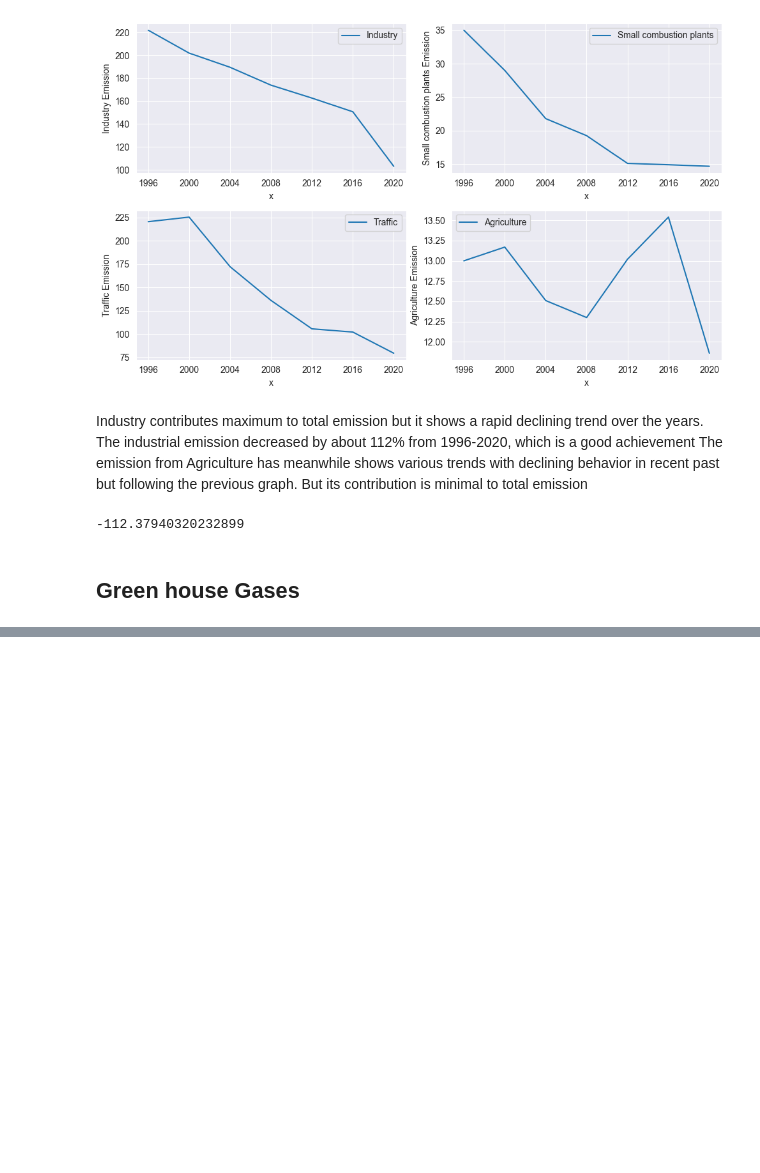
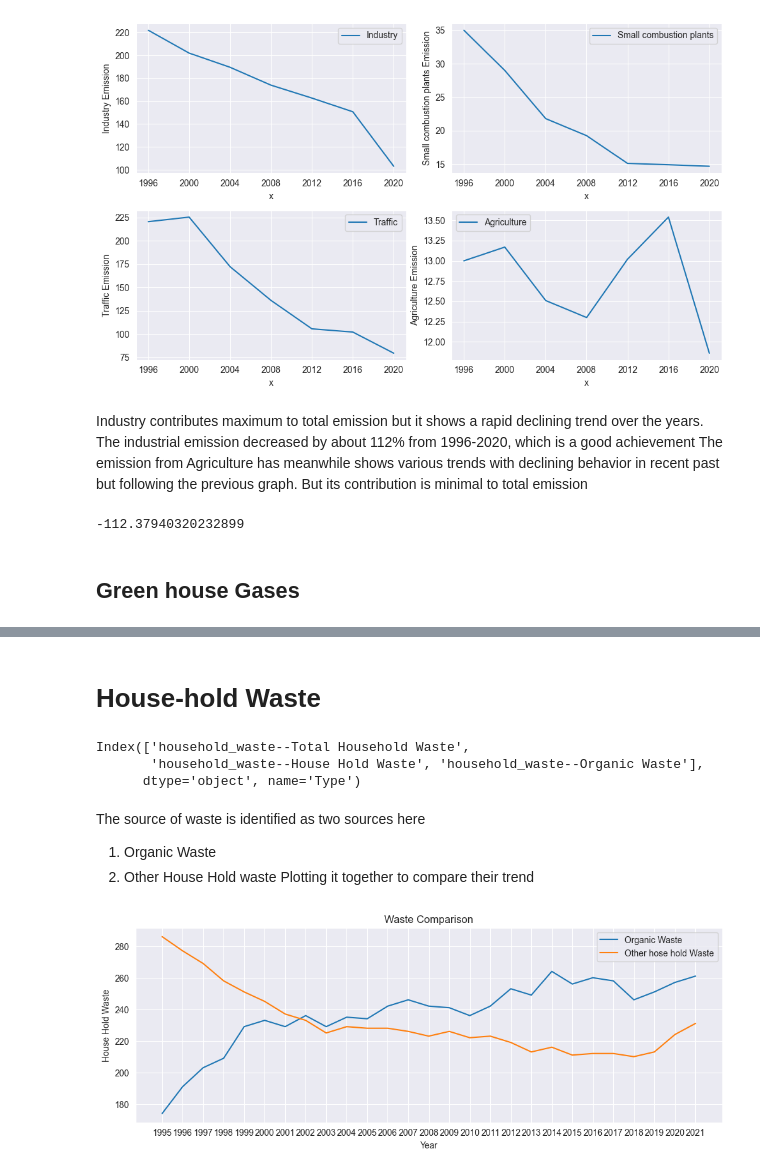
Before and after one commit to AshnaC/saki-project, a Jupyter notebook: project/report.ipynb, the cells around one changed output, grey strips where cells are left out. Saved outputs shown, nothing was run; the diff lists cells and outputs as text; code cells hidden in the pictures; blank space fills up the shorter version.

```diff
--- a/project/report.ipynb
+++ b/project/report.ipynb
@@ -483,0 +542,32 @@ df_green
+# %% [markdown]
+# House-hold Waste
+# %%
+cols = df_t.columns.str.startswith('household_waste')
+cols = df_t.columns[cols]
+df_waste = df_t[cols].dropna()
+# %%
+df_waste.columns
+# %% [output]
+Index(['household_waste--Total Household Waste',
+       'household_waste--House Hold Waste', 'household_waste--Organic Waste'],
+      dtype='object', name='Type')
+# %% [markdown]
+The source of waste is identified as two sources here
+1. Organic Waste
+2. Other House Hold waste
+Plotting it together to compare their trend
+# %%
+plt.figure(figsize=(12, 4))
+organic = df_waste['household_waste--Organic Waste'].astype(float)
+other = df_waste['household_waste--House Hold Waste'].astype(float)
+
+plt.plot(organic, label='Organic Waste')
+plt.plot(other, label='Other hose hold Waste')
+plt.xlabel('Year')
+plt.ylabel('House Hold Waste')
+plt.title('Waste Comparison')
+
+plt.legend()
+plt.show()
+# %% [output]
+[figure, added]
```
Also changed, not shown: parts of 32 cells of this notebook.
